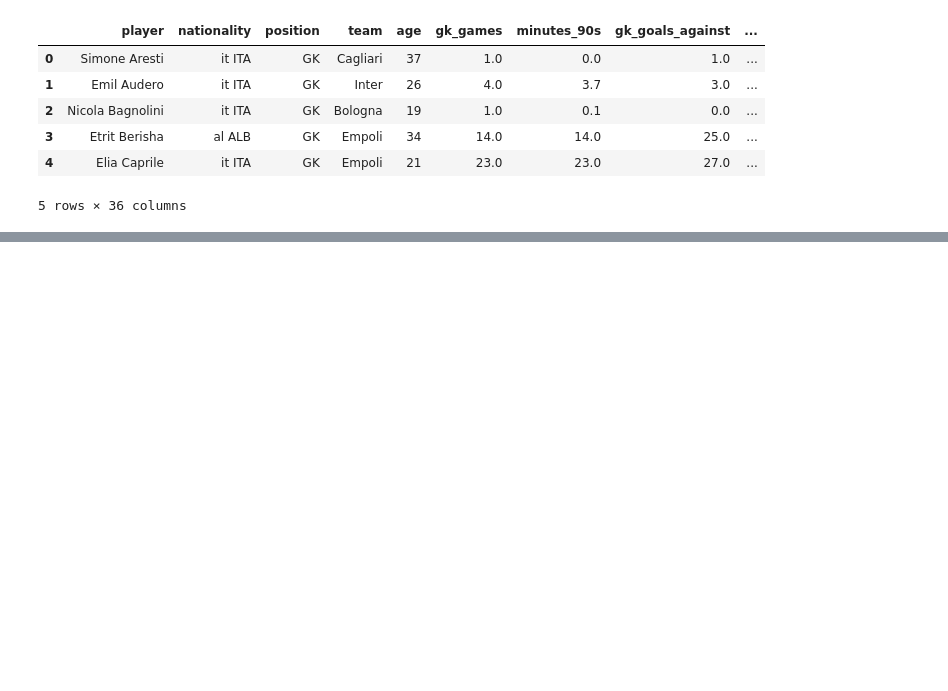
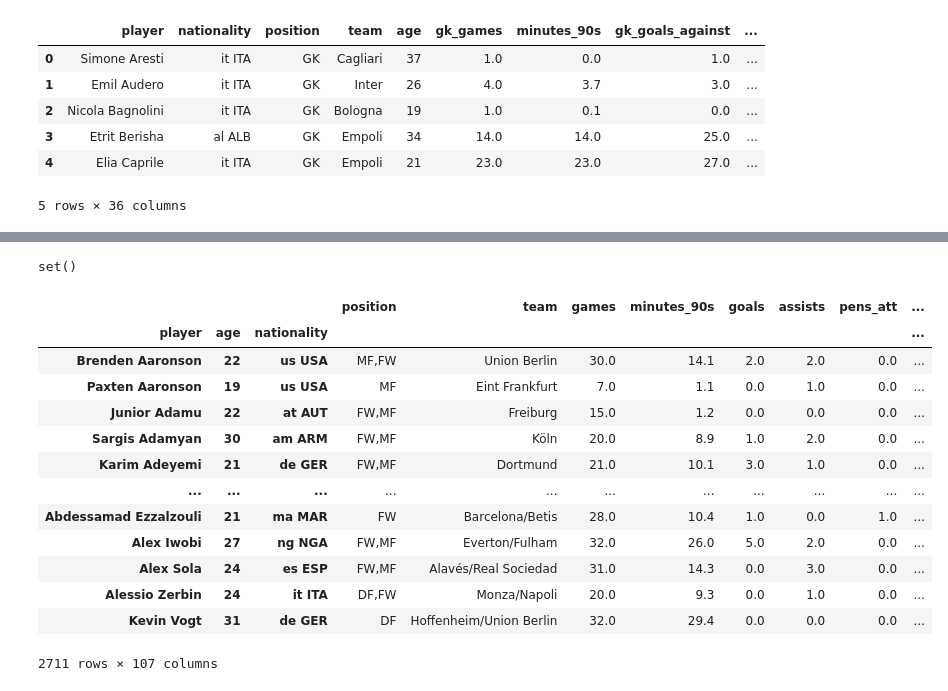
Before and after one commit to yyumeee/Footballers-Conceptual-Lattice, a Jupyter notebook: data scraping from FbREF/FbREF data cleaning.ipynb, the cells around one changed output, grey strips where cells are left out. Saved outputs shown, nothing was run; the diff lists cells and outputs as text; code cells hidden in the pictures; blank space fills up the shorter version.

```diff
--- a/data scraping from FbREF/FbREF data cleaning.ipynb
+++ b/data scraping from FbREF/FbREF data cleaning.ipynb
@@ -135,0 +332,26 @@ for file in os.listdir(cart):
+# %%
+duplicates.drop('total_shot_distance', axis = 1, inplace = True)
+# %%
+df_top5 = df_top5.loc[~df_top5.index.isin(playersdoubles),:]
+# %%
+set(df_top5.columns) - set(duplicates.columns)
+# %% [output]
+set()
+# %%
+df_top5 = pd.concat([df_top5, duplicates])
+df_top5
+# %% [output]
+|  |  |  | position | team | games | minutes_90s | goals | assists | pens_att | ... |
+| player | age | nationality |  |  |  |  |  |  |  | ... |
+| Brenden Aaronson | 22 | us USA | MF,FW | Union Berlin | 30.0 | 14.1 | 2.0 | 2.0 | 0.0 | ... |
+| Paxten Aaronson | 19 | us USA | MF | Eint Frankfurt | 7.0 | 1.1 | 0.0 | 1.0 | 0.0 | ... |
+| Junior Adamu | 22 | at AUT | FW,MF | Freiburg | 15.0 | 1.2 | 0.0 | 0.0 | 0.0 | ... |
+| Sargis Adamyan | 30 | am ARM | FW,MF | Köln | 20.0 | 8.9 | 1.0 | 2.0 | 0.0 | ... |
+| Karim Adeyemi | 21 | de GER | FW,MF | Dortmund | 21.0 | 10.1 | 3.0 | 1.0 | 0.0 | ... |
+| ... | ... | ... | ... | ... | ... | ... | ... | ... | ... | ... |
+| Abdessamad Ezzalzouli | 21 | ma MAR | FW | Barcelona/Betis | 28.0 | 10.4 | 1.0 | 0.0 | 1.0 | ... |
+| Alex Iwobi | 27 | ng NGA | FW,MF | Everton/Fulham | 32.0 | 26.0 | 5.0 | 2.0 | 0.0 | ... |
+| Alex Sola | 24 | es ESP | FW,MF | Alavés/Real Sociedad | 31.0 | 14.3 | 0.0 | 3.0 | 0.0 | ... |
+| Alessio Zerbin | 24 | it ITA | DF,FW | Monza/Napoli | 20.0 | 9.3 | 0.0 | 1.0 | 0.0 | ... |
+| Kevin Vogt | 31 | de GER | DF | Hoffenheim/Union Berlin | 32.0 | 29.4 | 0.0 | 0.0 | 0.0 | ... |
+2711 rows × 107 columns
```
Also changed, not shown: parts of 73 cells of this notebook, 1 other file.
